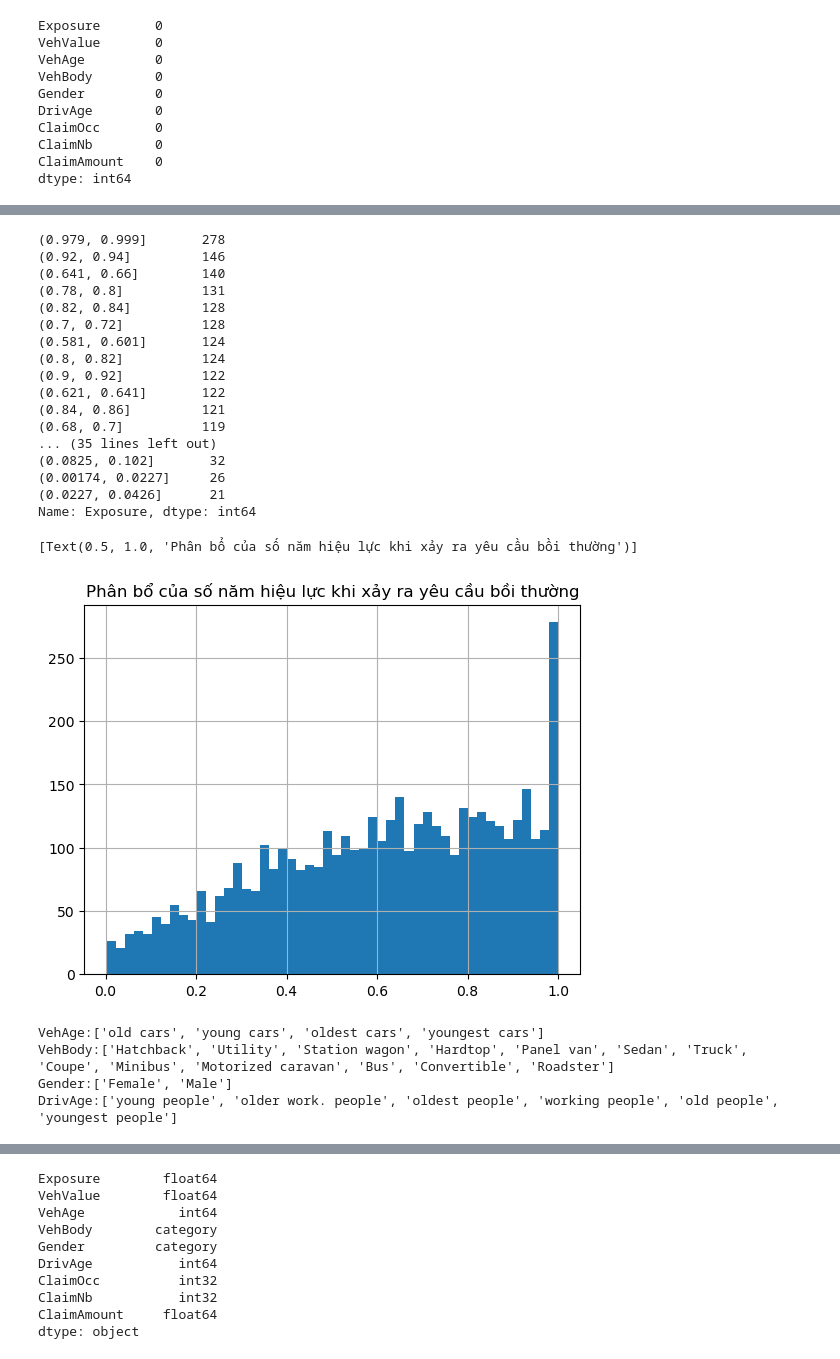
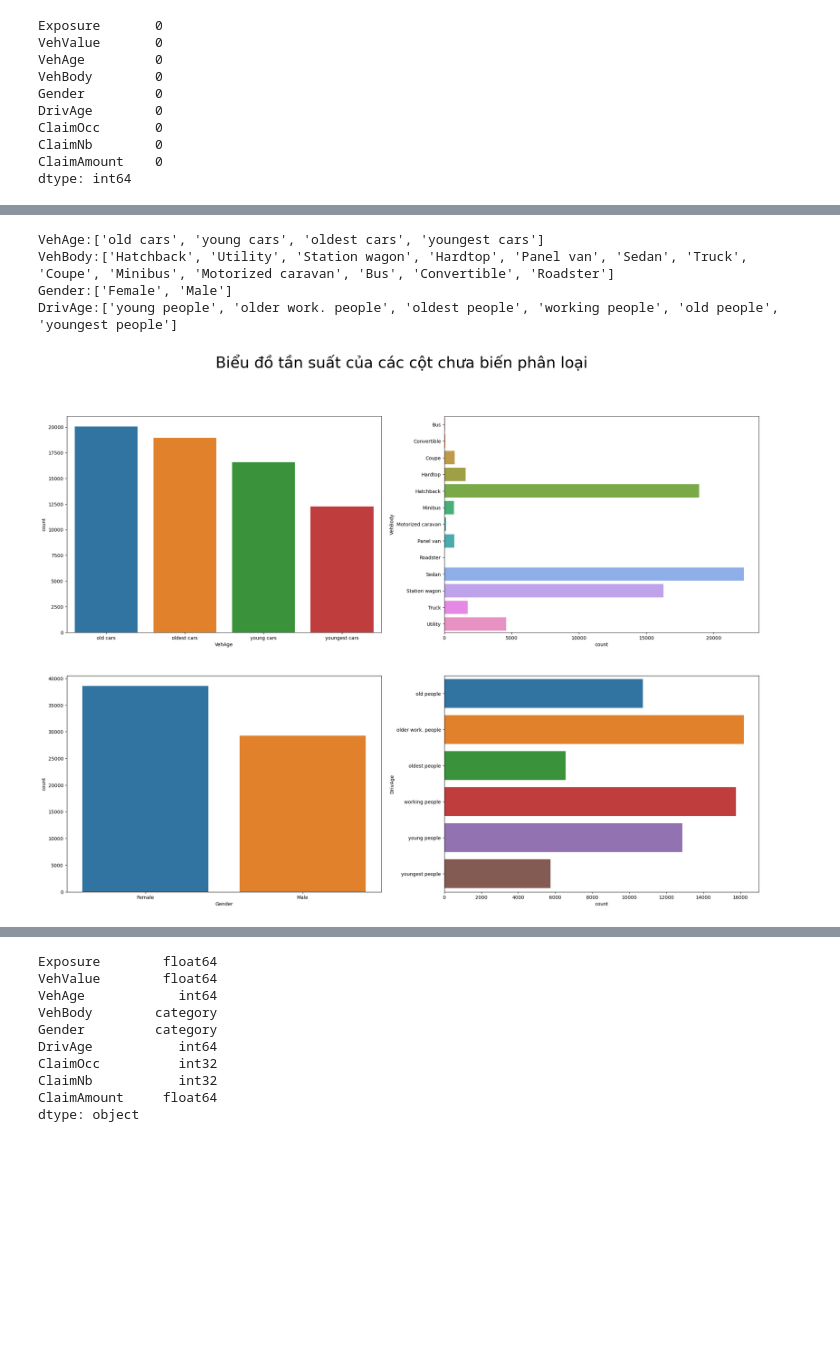
Before and after one commit to deniahc566/ausprivauto0405_analysis, a Jupyter notebook: ausprivauto0405_analysis.ipynb, the cells around one changed output, grey strips where cells are left out. Cells and saved outputs as stored; diff of their text form; code cells hidden in the pictures; blank space fills up the shorter version.

```diff
--- a/ausprivauto0405_analysis.ipynb
+++ b/ausprivauto0405_analysis.ipynb
@@ -119,29 +91,3 @@ Name: ClaimAmount, dtype: int64
-# %%
-#Phân bổ cụ thể của số năm hiệu lực theo các khoảng khi xảy ra yêu cầu bồi thường
-ClaimAmount_Cut = pd.cut(ausprivauto0405_data_claimocced['Exposure'],50).value_counts()
-print(ClaimAmount_Cut)
-#Vẽ Phân bổ của số năm hiệu lực khi xảy ra yêu cầu bồi thường
-ausprivauto0405_data_claimocced['Exposure'].hist(bins=50).set(title='Phân bổ của số năm hiệu lực khi xảy ra yêu cầu bồi thường')
-# %% [output]
-(0.979, 0.999]       278
-(0.92, 0.94]         146
-(0.641, 0.66]        140
-(0.78, 0.8]          131
-(0.82, 0.84]         128
-(0.7, 0.72]          128
-(0.581, 0.601]       124
-(0.8, 0.82]          124
-(0.9, 0.92]          122
-(0.621, 0.641]       122
-(0.84, 0.86]         121
-(0.68, 0.7]          119
-... (35 lines left out)
-(0.0825, 0.102]       32
-(0.00174, 0.0227]     26
-(0.0227, 0.0426]      21
-Name: Exposure, dtype: int64
-[Text(0.5, 1.0, 'Phân bổ của số năm hiệu lực khi xảy ra yêu cầu bồi thường')]
-[figure, removed]
 # %%
 #Tổng quan các biến ở các cột chứa dữ liệu phân loại
 non_numeric_columns = ('VehAge', 'VehBody', 'Gender', 'DrivAge')
@@ -152,3 +98,21 @@ VehAge:['old cars', 'young cars', 'oldest cars', 'youngest cars']
 VehBody:['Hatchback', 'Utility', 'Station wagon', 'Hardtop', 'Panel van', 'Sedan', 'Truck', 'Coupe', 'Minibus', 'Motorized caravan', 'Bus', 'Convertible', 'Roadster']
 Gender:['Female', 'Male']
 DrivAge:['young people', 'older work. people', 'oldest people', 'working people', 'old people', 'youngest people']
+# %%
+#Tạo lưới biểu đồ
+fig, axes = plt.subplots(2,2, figsize=(26,18))
+fig.suptitle('Biểu đồ tần suất của các cột chưa biến phân loại', fontsize=32)
+
+#Vẽ biểu đồ tần suất của cột VehAge
+VehAge_freq = sns.countplot(data=ausprivauto0405_data, x='VehAge', ax=axes[0,0])
+
+#Vẽ biểu đồ tần suất của vột VehBody
+VehBody_freq = sns.countplot(data=ausprivauto0405_data, y='VehBody', ax=axes[0,1], orient='h')
+
+#Vẽ biểu đồ tần suất của cột Gender
+Gender_freq = sns.countplot(data=ausprivauto0405_data, x='Gender', ax=axes[1,0])
+
+#Vẽ biểu đồ tần suất của cột DrivAge
+DrivAge_freq = sns.countplot(data=ausprivauto0405_data, y='DrivAge', ax=axes[1,1], orient ='h')
+# %% [output]
+[figure, added]
```
Also changed, not shown: parts of 9 cells of this notebook.
